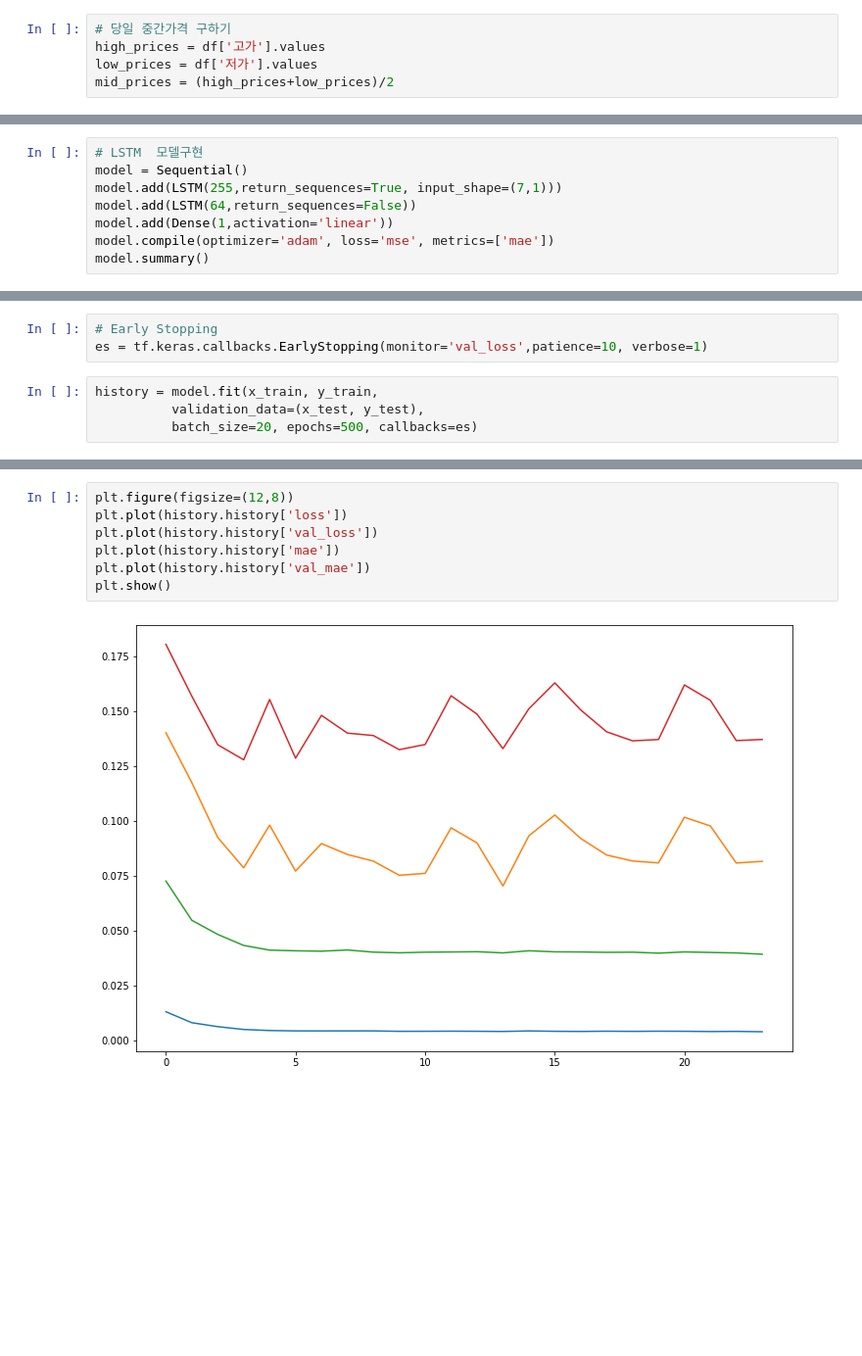
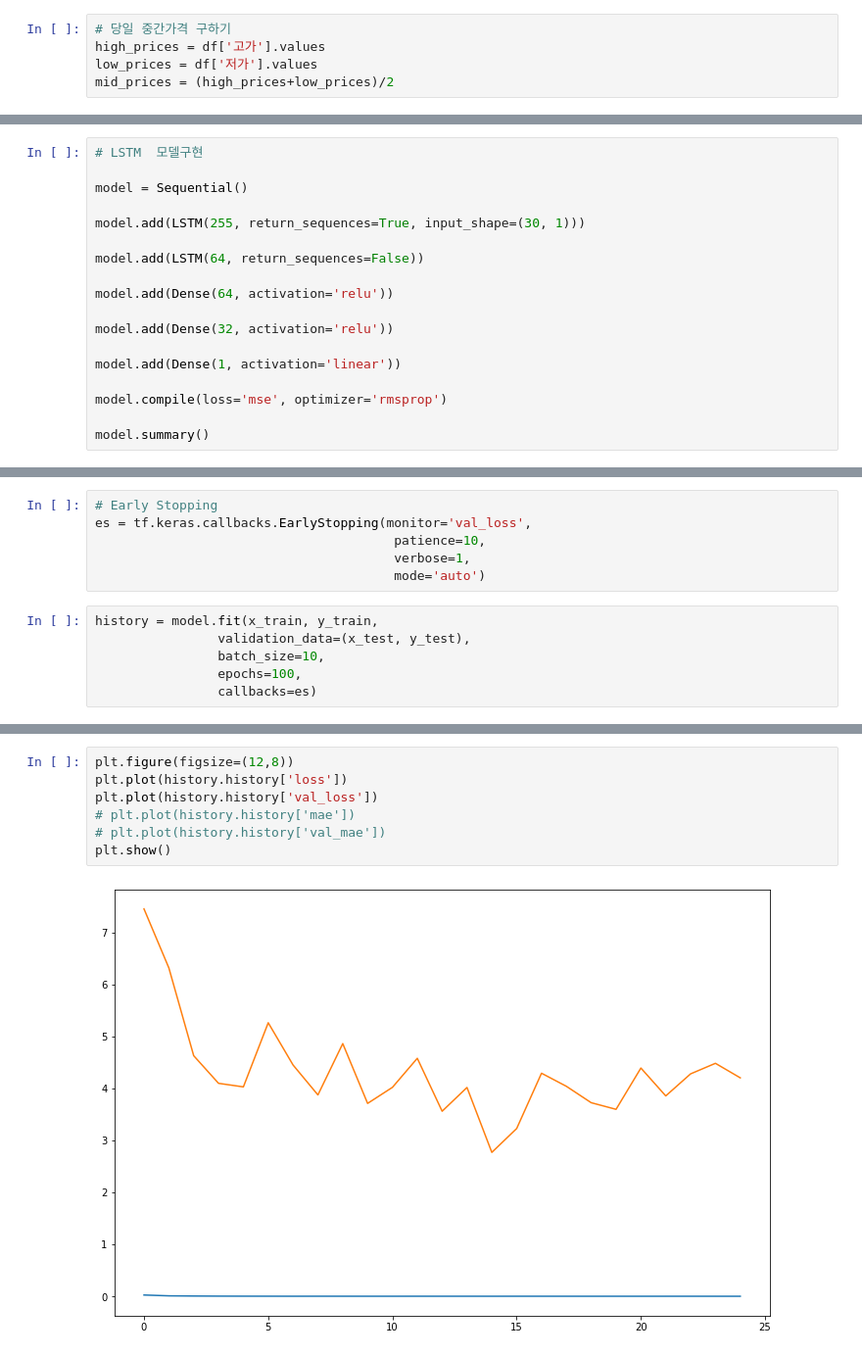
Before and after one commit to jw0245/Coin_prediction, a Jupyter notebook: Coin_prediction_project/MediBloc.ipynb, the cells around one changed output, grey strips where cells are left out. Shown at 98% size. Drawn from its saved outputs; the diff is of its cells as text; blank space fills up the shorter version.

```diff
--- a/Coin_prediction_project/MediBloc.ipynb
+++ b/Coin_prediction_project/MediBloc.ipynb
@@ -130,9 +68,19 @@ array([-6.36889992e-02, -1.42984808e-02, -2.47349823e-02,  8.23421775e-03,
 # %%
 # LSTM  모델구현
+
 model = Sequential()
-model.add(LSTM(255,return_sequences=True, input_shape=(7,1)))
-model.add(LSTM(64,return_sequences=False))
-model.add(Dense(1,activation='linear'))
-model.compile(optimizer='adam', loss='mse', metrics=['mae'])
+
+model.add(LSTM(255, return_sequences=True, input_shape=(30, 1)))
+
+model.add(LSTM(64, return_sequences=False))
+
+model.add(Dense(64, activation='relu'))
+
+model.add(Dense(32, activation='relu'))
+
+model.add(Dense(1, activation='linear'))
+
+model.compile(loss='mse', optimizer='rmsprop')
+
 model.summary()
 # %% [output]
@@ -152,9 +104,14 @@ Non-trainable params: 0
 _________________________________________________________________
 # %%
 # Early Stopping
-es = tf.keras.callbacks.EarlyStopping(monitor='val_loss',patience=10, verbose=1)
+es = tf.keras.callbacks.EarlyStopping(monitor='val_loss',
+                                       patience=10,
+                                       verbose=1,
+                                       mode='auto')
 # %%
 history = model.fit(x_train, y_train,
-          validation_data=(x_test, y_test),
-          batch_size=20, epochs=500, callbacks=es)
+                validation_data=(x_test, y_test),
+                batch_size=10,
+                epochs=100,
+                callbacks=es)
 # %% [output]
@@ -183,9 +140,9 @@ model.evaluate(x_test, y_test)
 # %%
 plt.figure(figsize=(12,8))
 plt.plot(history.history['loss'])
 plt.plot(history.history['val_loss'])
-plt.plot(history.history['mae'])
-plt.plot(history.history['val_mae'])
+# plt.plot(history.history['mae'])
+# plt.plot(history.history['val_mae'])
 plt.show()
 # %% [output]
-[figure, old version]
+[figure, new version]
```
Also changed, not shown: parts of 15 cells of this notebook, 5 other files.
